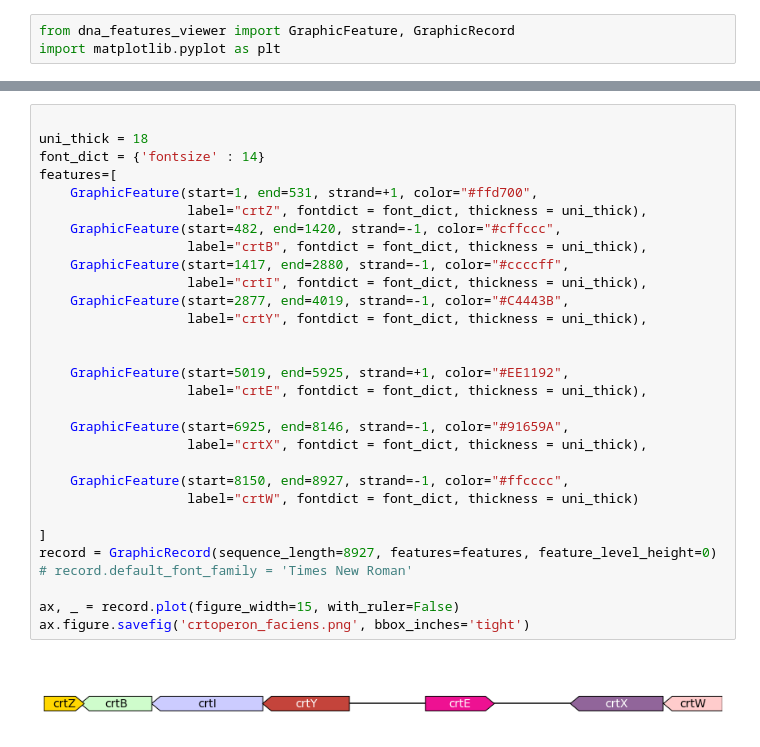
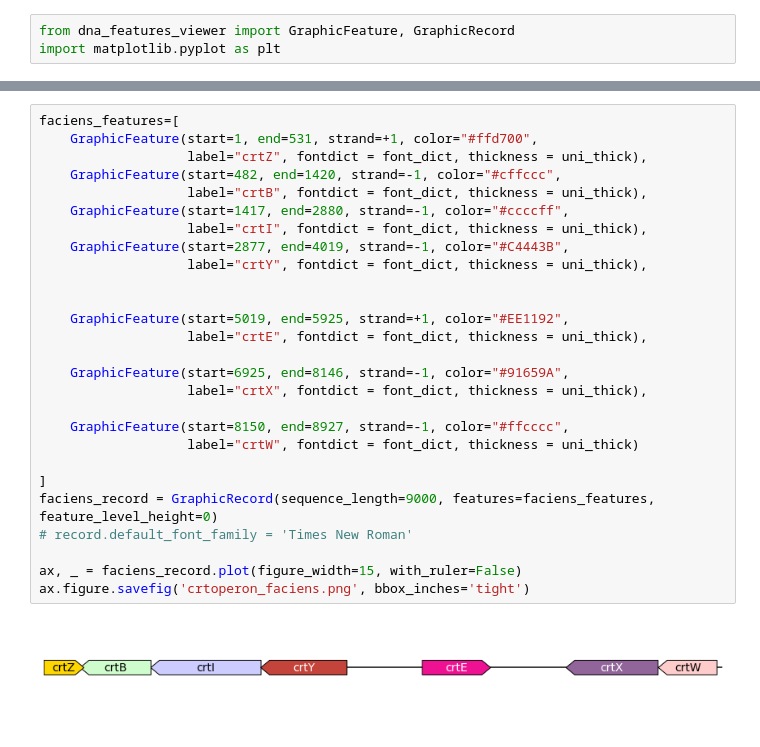
Before and after one commit to DarrenKey/Astaxanthin-RD1-Project, a Jupyter notebook: python-scripts/OperonCreation.ipynb, the cells around one changed output, grey strips where cells are left out. Drawn from its saved outputs; the diff is of its cells as text.

```diff
--- a/python-scripts/OperonCreation.ipynb
+++ b/python-scripts/OperonCreation.ipynb
@@ -54,32 +54,29 @@ ax.figure.savefig('crtoperon_RD1.png', bbox_inches='tight')
 # %%
-
-uni_thick = 18
-font_dict = {'fontsize' : 14}
-features=[
+faciens_features=[
     GraphicFeature(start=1, end=531, strand=+1, color="#ffd700",
                    label="crtZ", fontdict = font_dict, thickness = uni_thick),
     GraphicFeature(start=482, end=1420, strand=-1, color="#cffccc",
                    label="crtB", fontdict = font_dict, thickness = uni_thick),
     GraphicFeature(start=1417, end=2880, strand=-1, color="#ccccff",
                    label="crtI", fontdict = font_dict, thickness = uni_thick),
     GraphicFeature(start=2877, end=4019, strand=-1, color="#C4443B",
                    label="crtY", fontdict = font_dict, thickness = uni_thick),
 
 
     GraphicFeature(start=5019, end=5925, strand=+1, color="#EE1192",
                    label="crtE", fontdict = font_dict, thickness = uni_thick),
 
     GraphicFeature(start=6925, end=8146, strand=-1, color="#91659A",
                    label="crtX", fontdict = font_dict, thickness = uni_thick),
 
     GraphicFeature(start=8150, end=8927, strand=-1, color="#ffcccc",
                    label="crtW", fontdict = font_dict, thickness = uni_thick)
 
 ]
-record = GraphicRecord(sequence_length=8927, features=features, feature_level_height=0)
+faciens_record = GraphicRecord(sequence_length=9000, features=faciens_features, feature_level_height=0)
 # record.default_font_family = 'Times New Roman'
 
-ax, _ = record.plot(figure_width=15, with_ruler=False)
+ax, _ = faciens_record.plot(figure_width=15, with_ruler=False)
 ax.figure.savefig('crtoperon_faciens.png', bbox_inches='tight')
 # %% [output]
-[figure, old version]
+[figure, new version]
```
Also changed, not shown: parts of 5 cells of this notebook.
